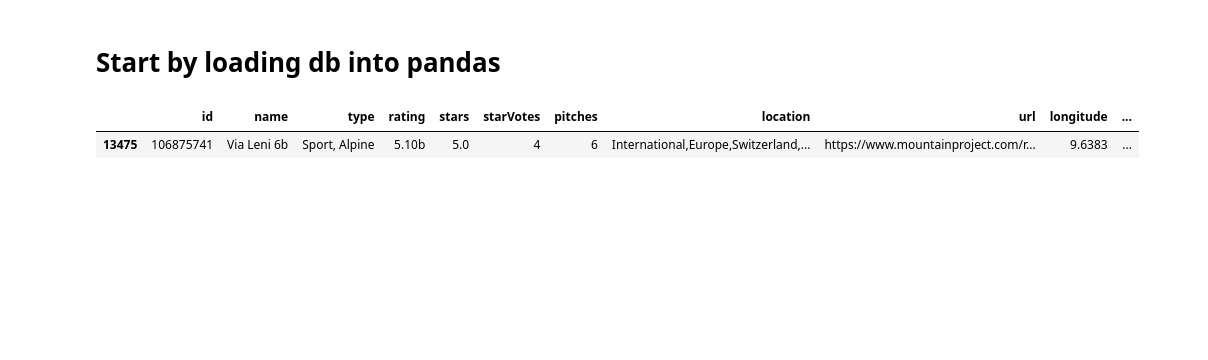
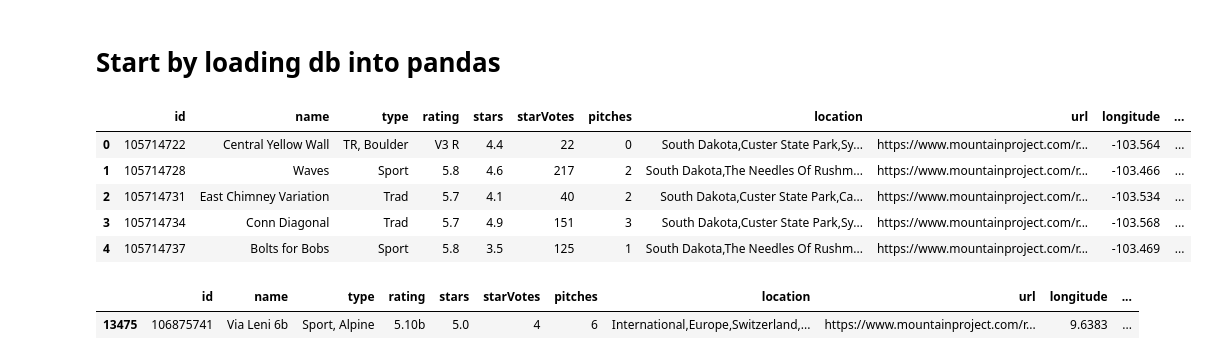
Before and after one commit to gseemann/climb_recommender, a Jupyter notebook: EDA.ipynb, the cells around one changed output. Saved outputs shown, nothing was run; the diff lists cells and outputs as text; code cells hidden in the pictures; blank space fills up the shorter version.

```diff
--- a/EDA.ipynb
+++ b/EDA.ipynb
@@ -13,6 +13,14 @@ import json
 # Start by loading db into pandas
 # %%
 df = query_helper.query_to_df('''SELECT * FROM climbs.routes''')
+df.head()
+# %% [output]
+|  | id | name | type | rating | stars | starVotes | pitches | location | url | longitude | ... |
+| 0 | 105714722 | Central Yellow Wall | TR, Boulder | V3 R | 4.4 | 22 | 0 | South Dakota,Custer State Park,Sy... | https://www.mountainproject.com/r... | -103.564 | ... |
+| 1 | 105714728 | Waves | Sport | 5.8 | 4.6 | 217 | 2 | South Dakota,The Needles Of Rushm... | https://www.mountainproject.com/r... | -103.466 | ... |
+| 2 | 105714731 | East Chimney Variation | Trad | 5.7 | 4.1 | 40 | 2 | South Dakota,Custer State Park,Ca... | https://www.mountainproject.com/r... | -103.534 | ... |
+| 3 | 105714734 | Conn Diagonal | Trad | 5.7 | 4.9 | 151 | 3 | South Dakota,Custer State Park,Sy... | https://www.mountainproject.com/r... | -103.568 | ... |
+| 4 | 105714737 | Bolts for Bobs | Sport | 5.8 | 3.5 | 125 | 1 | South Dakota,The Needles Of Rushm... | https://www.mountainproject.com/r... | -103.469 | ... |
 # %%
 df[df['id']==106875741]
 # %% [output]
```
Also changed, not shown: parts of 1 cell of this notebook, 1 other file.
